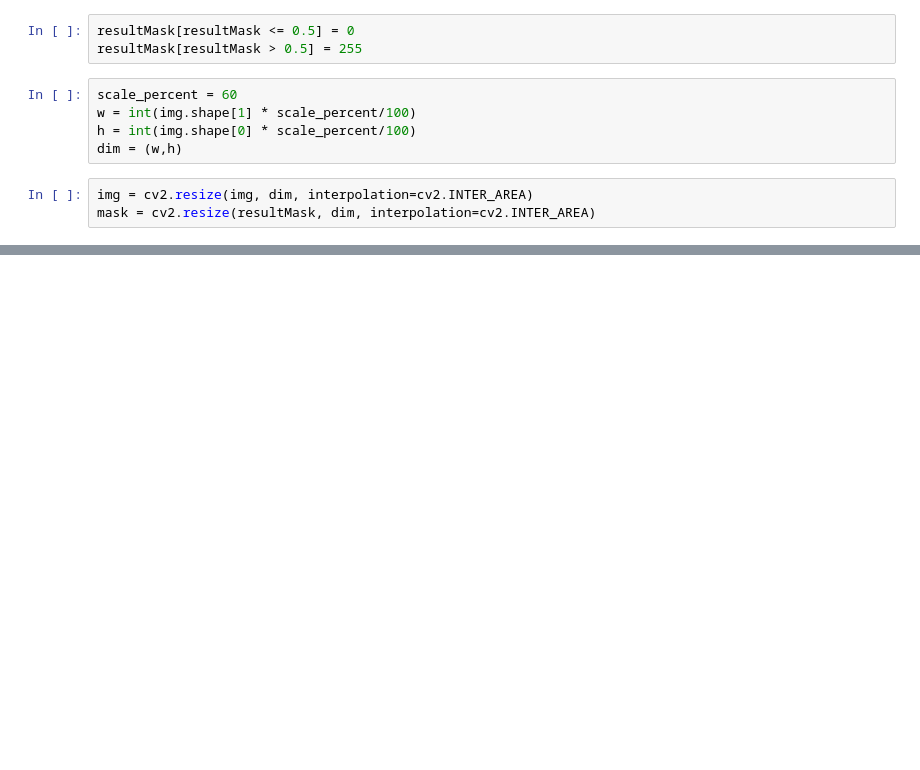
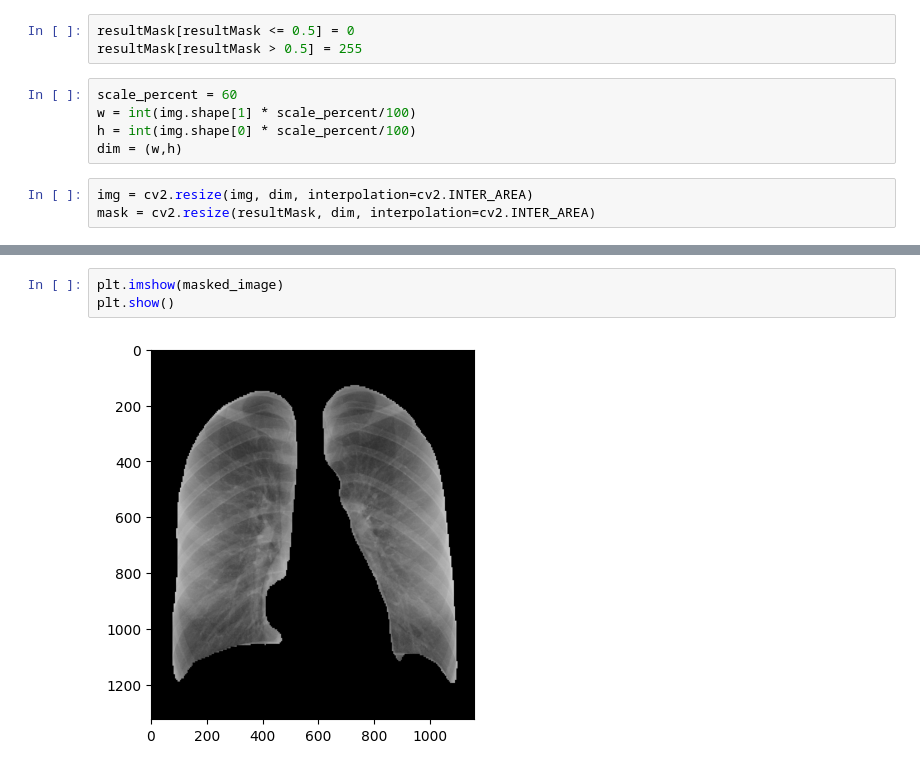
Before and after one commit to MATIBAI-ML/UNet-Lung-Segmentation, a Jupyter notebook: test.ipynb, the cells around one changed output, grey strips where cells are left out. Drawn from its saved outputs; the diff is of its cells as text; blank space fills up the shorter version.

```diff
--- a/test.ipynb
+++ b/test.ipynb
@@ -37,0 +117,5 @@ cv2.imshow("predicted mask", mask)
+# %%
+plt.imshow(masked_image)
+plt.show()
+# %% [output]
+[figure, added]
```
Also changed, not shown: parts of 17 cells of this notebook, 6 other files.
